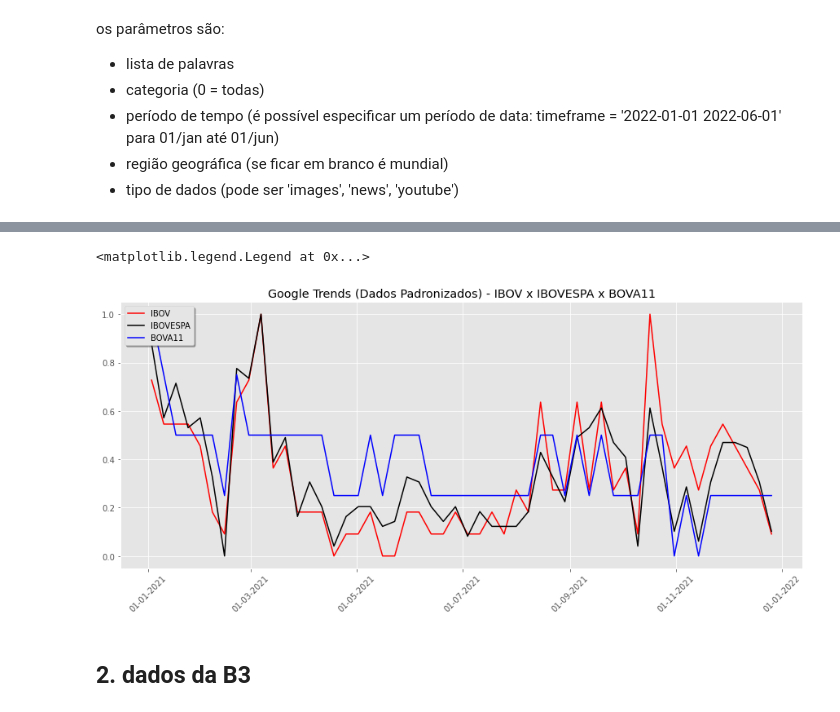
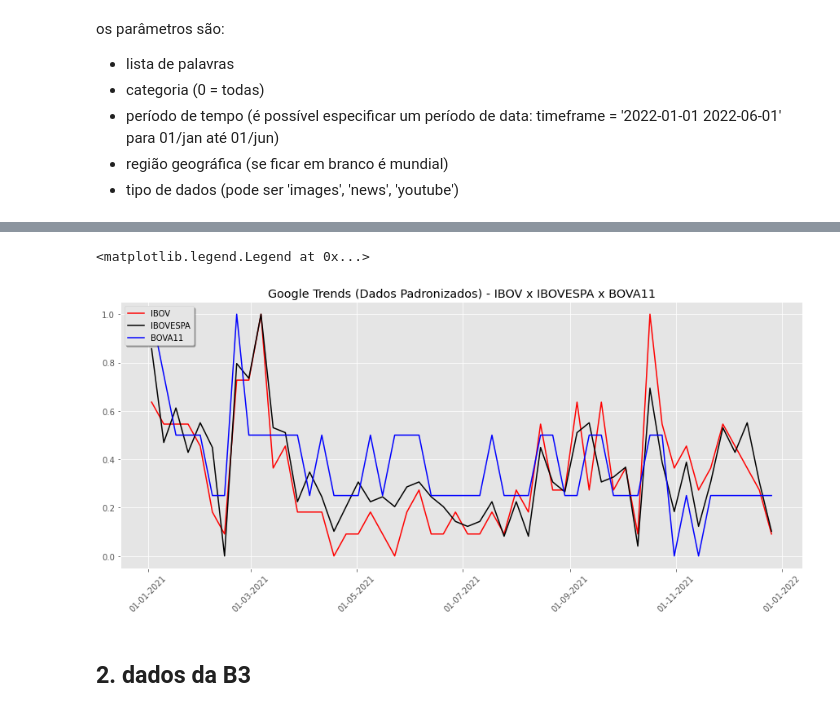
Before and after one commit to duartevictor/data_ciencia, a Jupyter notebook: tcc/projeto_v1.ipynb, the cells around one changed output, grey strips where cells are left out. Saved outputs shown, nothing was run; the diff lists cells and outputs as text; code cells hidden in the pictures.

```diff
--- a/tcc/projeto_v1.ipynb
+++ b/tcc/projeto_v1.ipynb
@@ -68,22 +68,23 @@ plt.legend((kw_list[0], kw_list[1], kw_list[2]), loc = 'upper left', shadow = Tr
 # padronizando os dados
 min_max_scaler = MinMaxScaler()
 
-palavras_trend[["IBOV", "IBOVESPA", "BOVA11"]] = min_max_scaler.fit_transform(palavras_trend[["IBOV", "IBOVESPA", "BOVA11"]])
+palavras_trend_scaled = palavras_trend.copy()
+palavras_trend_scaled[["IBOV", "IBOVESPA", "BOVA11"]] = min_max_scaler.fit_transform(palavras_trend[["IBOV", "IBOVESPA", "BOVA11"]])
 # %%
 # gráfico de tendência das palavras pesquisadas
 plt.style.use('ggplot')
 fig = plt.figure(figsize = (15, 6))
 ax1 = plt.subplot(111)
 plt.title('Google Trends (Dados Padronizados) - IBOV x IBOVESPA x BOVA11')
 
-ax1.plot(palavras_trend[kw_list[0]], '-r', palavras_trend[kw_list[1]], '-k', palavras_trend[kw_list[2]], '-b')
+ax1.plot(palavras_trend_scaled[kw_list[0]], '-r', palavras_trend_scaled[kw_list[1]], '-k', palavras_trend_scaled[kw_list[2]], '-b')
 ax1.xaxis.set_major_formatter(mdates.DateFormatter('%d-%m-%Y'))
 plt.setp(ax1.get_xticklabels(), rotation = 45)
 
 plt.legend((kw_list[0], kw_list[1], kw_list[2]), loc = 'upper left', shadow = True)
 # %% [output]
 <matplotlib.legend.Legend at 0x...>
-[figure, old version]
+[figure, new version]
 # %% [markdown]
 ## 2. dados da B3
 # %%
```
Also changed, not shown: parts of 11 cells of this notebook, 2 other files.
